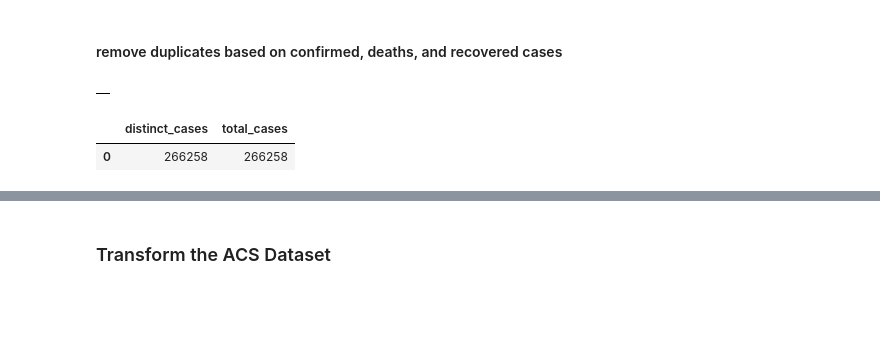
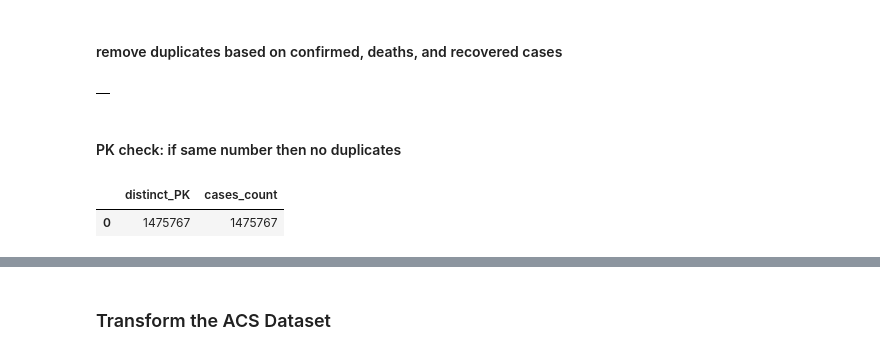
Before and after one commit to kimmisin/Elements-of-Databases, a Jupyter notebook: milestone2.ipynb, the cells around one changed output, grey strips where cells are left out. Drawn from its saved outputs; the diff is of its cells as text; code cells hidden in the pictures; blank space fills up the shorter version.

```diff
--- a/milestone2.ipynb
+++ b/milestone2.ipynb
@@ -422,12 +470,15 @@ FROM datamart.cases)
 WHERE rank = 1
 # %% [output]
 |  |
+# %% [markdown]
+#### PK check: if same number then no duplicates
 # %%
 %%bigquery
-SELECT count(*) distinct_cases, (SELECT count(*) AS total_cases FROM datamart.cases) AS total_cases
+SELECT count(*) AS distinct_PK, (SELECT count(*) FROM datamart.cases) AS cases_count
 FROM (
-SELECT DISTINCT location_id, last_update
-FROM datamart.cases)
+    SELECT DISTINCT location_id, last_update
+    FROM datamart.cases
+)
 # %% [output]
-|  | distinct_cases | total_cases |
-| 0 | 266258 | 266258 |
+|  | distinct_PK | cases_count |
+| 0 | 1475767 | 1475767 |
```
Also changed, not shown: parts of 34 cells of this notebook.
